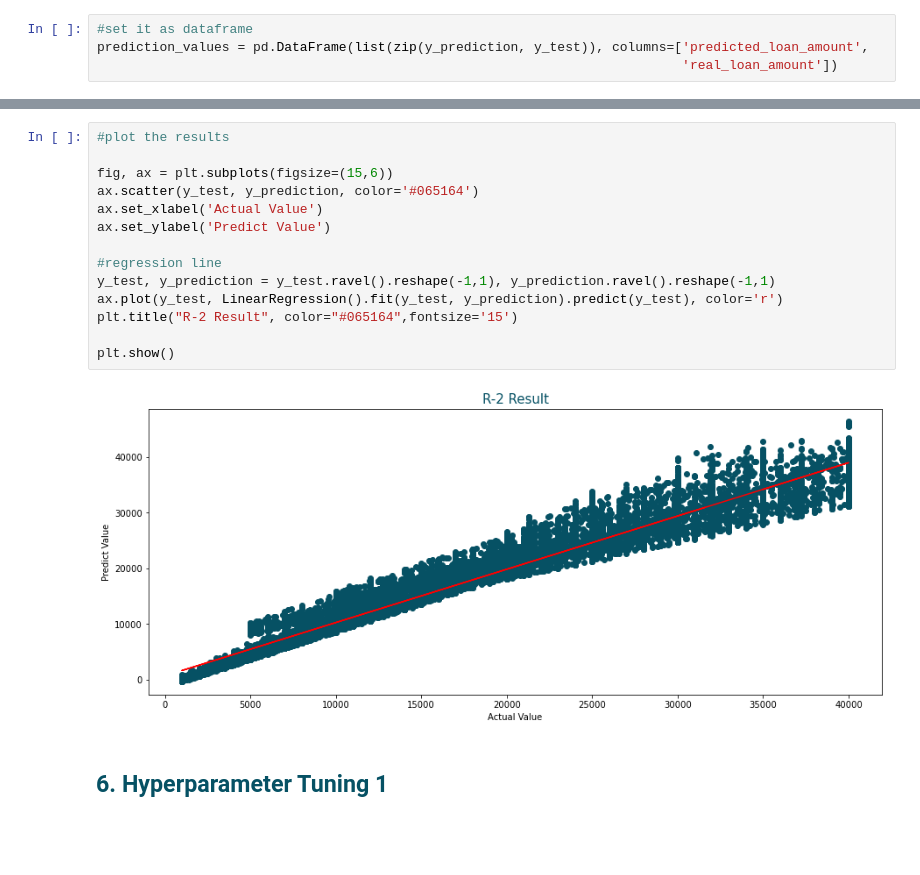
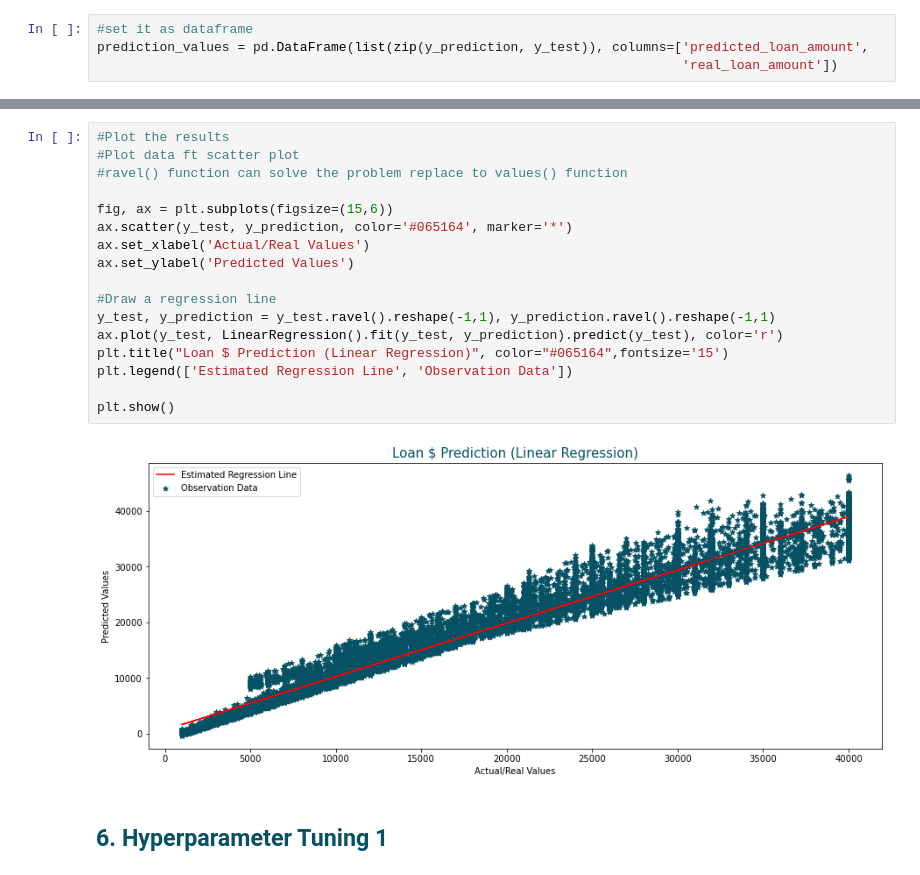
Before and after one commit to ManuthVann/CSG6-Car_Price_ML, a Jupyter notebook: LAP_Linear_Regression.ipynb, the cells around one changed output, grey strips where cells are left out. Saved outputs shown, nothing was run; the diff lists cells and outputs as text; blank space fills up the shorter version.

```diff
--- a/LAP_Linear_Regression.ipynb
+++ b/LAP_Linear_Regression.ipynb
@@ -563,21 +563,24 @@ print(prediction_values.head())
 3            9006.064726              8500
 4           22614.571098             25000
 # %%
-#plot the results
+#Plot the results
+#Plot data ft scatter plot
+#ravel() function can solve the problem replace to values() function
 
 fig, ax = plt.subplots(figsize=(15,6))
-ax.scatter(y_test, y_prediction, color='#065164')
-ax.set_xlabel('Actual Value')
-ax.set_ylabel('Predict Value')
+ax.scatter(y_test, y_prediction, color='#065164', marker='*')
+ax.set_xlabel('Actual/Real Values')
+ax.set_ylabel('Predicted Values')
 
-#regression line
+#Draw a regression line
 y_test, y_prediction = y_test.ravel().reshape(-1,1), y_prediction.ravel().reshape(-1,1)
 ax.plot(y_test, LinearRegression().fit(y_test, y_prediction).predict(y_test), color='r')
-plt.title("R-2 Result", color="#065164",fontsize='15')
+plt.title("Loan $ Prediction (Linear Regression)", color="#065164",fontsize='15')
+plt.legend(['Estimated Regression Line', 'Observation Data'])
 
 plt.show()
 # %% [output]
-[figure, old version]
+[figure, new version]
 # %% [markdown]
 <h2 style='color:#065164'>6. Hyperparameter Tuning 1</h2>
 # %%
```
Also changed, not shown: parts of 1 cell of this notebook.
